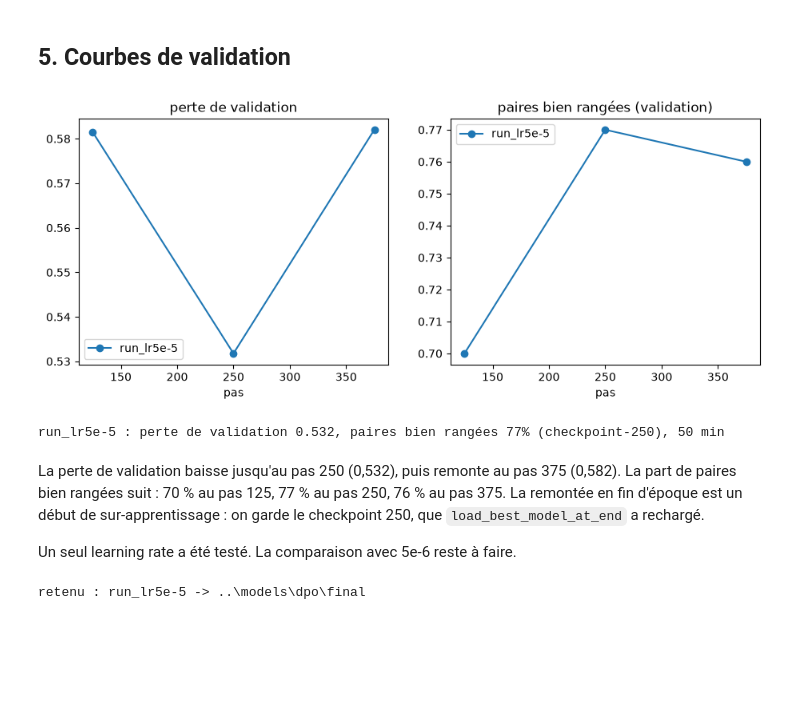
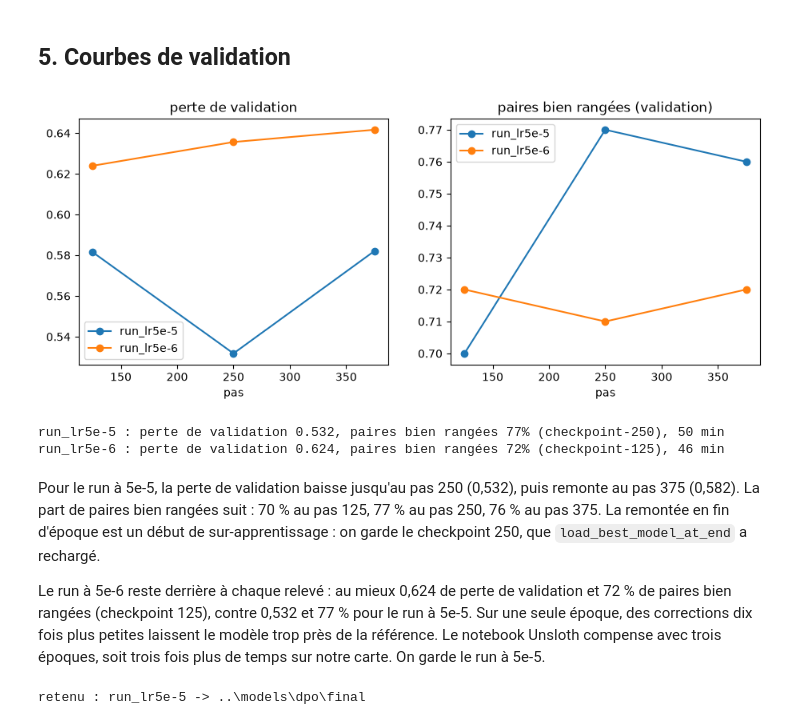
Before and after one commit to G-Hostin/medical-triage-poc, a Jupyter notebook: notebooks/05_dpo.ipynb, the cells around one changed output. Cells and saved outputs as stored; diff of their text form; code cells hidden in the pictures; blank space fills up the shorter version.

Commit message:
feat: add a second DPO run with a lower learning rate

```diff
--- a/notebooks/05_dpo.ipynb
+++ b/notebooks/05_dpo.ipynb
@@ -163,0 +168,2 @@ mémoire encore occupée par PyTorch : 0.0 Go
+# %%
+run2 = train_run("run_lr5e-6", train_ds, val_ds, learning_rate=5e-6)
@@ -165,26 +180,27 @@ mémoire encore occupée par PyTorch : 0.0 Go
 ## 5. Courbes de validation
 # %%
 fig, axes = plt.subplots(1, 2, figsize=(11, 4))
-for run, color in ((run1, "tab:blue"),):
+for run, color in ((run1, "tab:blue"), (run2, "tab:orange")):
     evals = [h for h in run["history"] if "eval_loss" in h]
     steps = [h["step"] for h in evals]
     axes[0].plot(steps, [h["eval_loss"] for h in evals], marker="o", color=color, label=run["name"])
     axes[1].plot(steps, [h["eval_rewards/accuracies"] for h in evals], marker="o", color=color, label=run["name"])
 axes[0].set_title("perte de validation")
 axes[1].set_title("paires bien rangées (validation)")
 for ax in axes:
     ax.set_xlabel("pas")
     ax.legend()
 plt.show()
 
-for run in (run1,):
+for run in (run1, run2):
     print(f"{run['name']} : perte de validation {run['best_eval_loss']:.3f}, paires bien rangées "
           f"{run['best_eval_accuracy']:.0%} ({run['best_checkpoint']}), {run['minutes']:.0f} min")
 # %% [output]
-[figure, old version]
+[figure, new version]
 run_lr5e-5 : perte de validation 0.532, paires bien rangées 77% (checkpoint-250), 50 min
+run_lr5e-6 : perte de validation 0.624, paires bien rangées 72% (checkpoint-125), 46 min
 # %% [markdown]
-La perte de validation baisse jusqu'au pas 250 (0,532), puis remonte au pas 375 (0,582). La part de paires bien rangées suit : 70 % au pas 125, 77 % au pas 250, 76 % au pas 375. La remontée en fin d'époque est un début de sur-apprentissage : on garde le checkpoint 250, que `load_best_model_at_end` a rechargé.
+Pour le run à 5e-5, la perte de validation baisse jusqu'au pas 250 (0,532), puis remonte au pas 375 (0,582). La part de paires bien rangées suit : 70 % au pas 125, 77 % au pas 250, 76 % au pas 375. La remontée en fin d'époque est un début de sur-apprentissage : on garde le checkpoint 250, que `load_best_model_at_end` a rechargé.
 
-Un seul learning rate a été testé. La comparaison avec 5e-6 reste à faire.
+Le run à 5e-6 reste derrière à chaque relevé : au mieux 0,624 de perte de validation et 72 % de paires bien rangées (checkpoint 125), contre 0,532 et 77 % pour le run à 5e-5. Sur une seule époque, des corrections dix fois plus petites laissent le modèle trop près de la référence. Le notebook Unsloth compense avec trois époques, soit trois fois plus de temps sur notre carte. On garde le run à 5e-5.
 # %%
```
Also changed, not shown: parts of 5 cells of this notebook.
